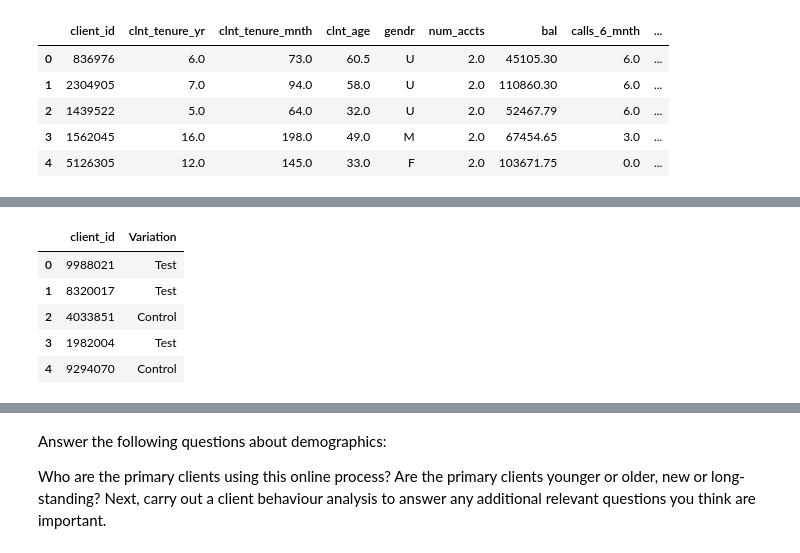
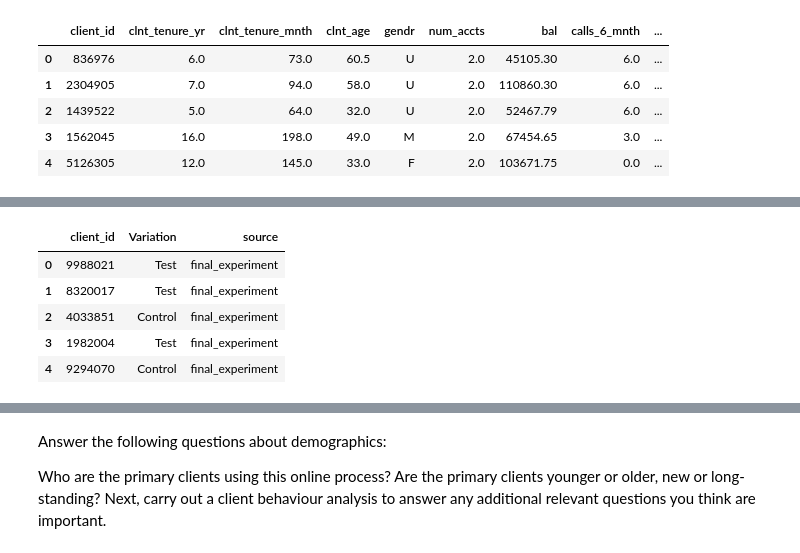
Before and after one commit to SandraGdd/VanguardEDA, a Jupyter notebook: Datasets.ipynb, the cells around one changed output, grey strips where cells are left out. Saved outputs shown, nothing was run; the diff lists cells and outputs as text; code cells hidden in the pictures.

Commit message:
Cleaning dataframes

```diff
--- a/Datasets.ipynb
+++ b/Datasets.ipynb
@@ -41,12 +142,13 @@ df2.head()
 #Dataset 3: Experiment Roster: A list revealing which clients were part of the grand experiment.
 # %%
 file_path='data/df_final_experiment_clients.txt'
-df3 = pd.read_csv(file_path, delimiter=',')
-df3.head()
+df_roster = pd.read_csv(file_path, delimiter=',')
+df_roster["source"] = "final_experiment"
+df_roster.head()
 # %% [output]
-|  | client_id | Variation |
-| 0 | 9988021 | Test |
-| 1 | 8320017 | Test |
-| 2 | 4033851 | Control |
-| 3 | 1982004 | Test |
-| 4 | 9294070 | Control |
+|  | client_id | Variation | source |
+| 0 | 9988021 | Test | final_experiment |
+| 1 | 8320017 | Test | final_experiment |
+| 2 | 4033851 | Control | final_experiment |
+| 3 | 1982004 | Test | final_experiment |
+| 4 | 9294070 | Control | final_experiment |
```
Also changed, not shown: parts of 20 cells of this notebook, 1 other file.
